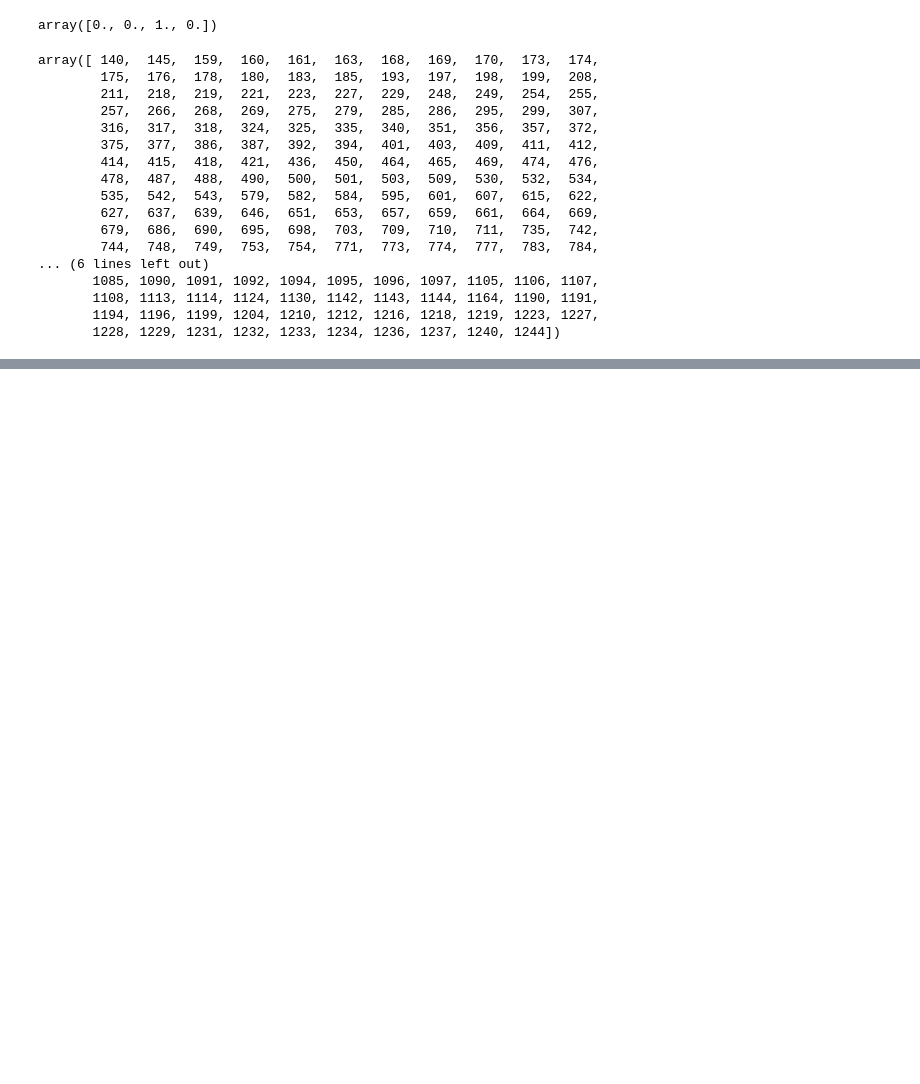
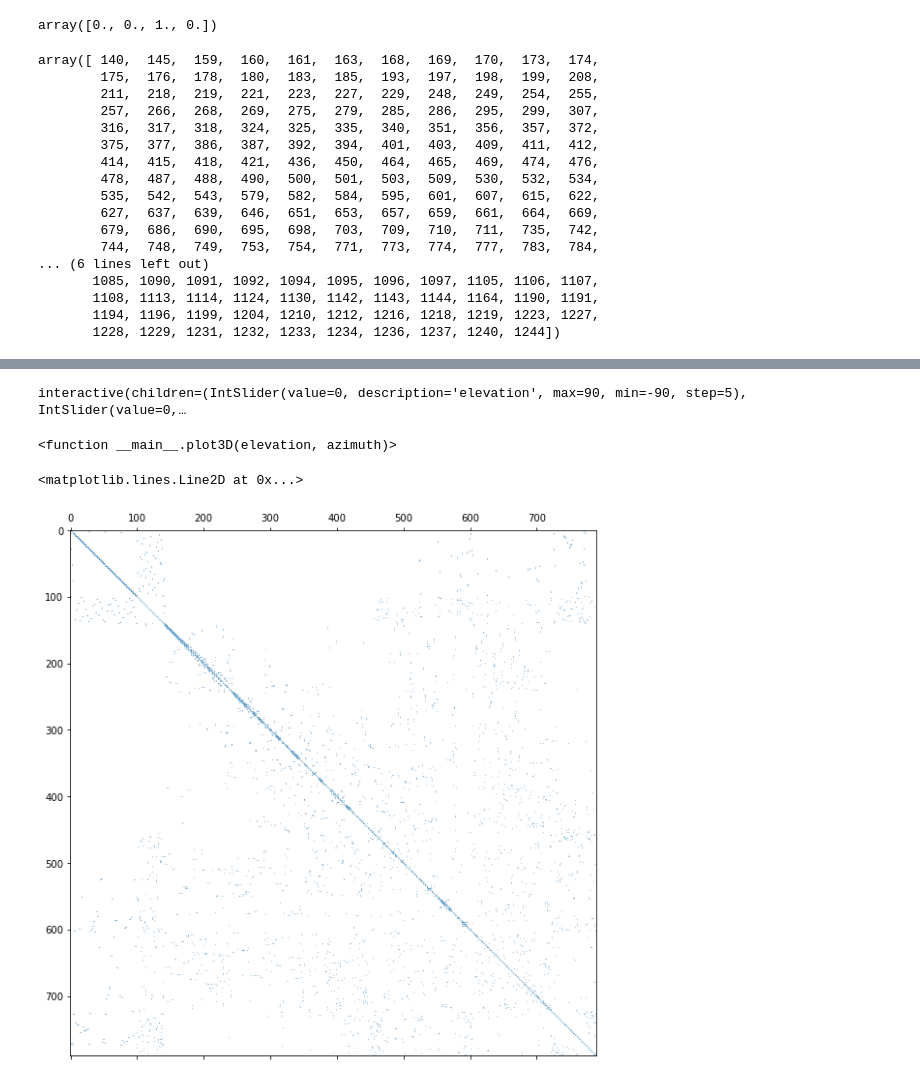
Before and after one commit to aurelio-spadotto/notebooks, a Jupyter notebook: Broken_Mesh.ipynb, the cells around one changed output, grey strips where cells are left out. Saved outputs shown, nothing was run; the diff lists cells and outputs as text; code cells hidden in the pictures; blank space fills up the shorter version.

```diff
--- a/Broken_Mesh.ipynb
+++ b/Broken_Mesh.ipynb
@@ -291,0 +647,23 @@ for ifa in range(new_Nfaces):
+# %%
+def plot3D (elevation,azimuth):
+    fig = plt.figure(figsize = (15,15))
+    ax  = fig.add_subplot(111, projection='3d')
+    ax.view_init(elev=elevation, azim=azimuth)
+    for ifa in range(Nfaces):
+        if (cut_faces[ifa]!=1):
+            node_per_face = np.count_nonzero(faces[ifa,:] != -1)
+            xx = np.zeros(node_per_face)
+            yy = np.zeros(node_per_face)
+            nodal_values = np.zeros(node_per_face)
+            for ino in range(node_per_face):
+                xx[ino], yy[ino] = coords[faces[ifa][ino],0:2]
+            u_F = u[faces[ifa,0:node_per_face]]
+            R = recpot(ifa)
+            reconstruction = np.dot(R,u_F)
+            surf = ax.plot_trisurf(xx,yy, reconstruction, cmap=cm.coolwarm)
+    plt.show()
+
+interact(plot3D, elevation=(-90, 90, 5), azimuth=(-180, 180, 5))
+# %% [output]
+interactive(children=(IntSlider(value=0, description='elevation', max=90, min=-90, step=5), IntSlider(value=0,…
+<function __main__.plot3D(elevation, azimuth)>
@@ -291,0 +695,41 @@ for ifa in range(new_Nfaces):
+# %%
+# attention: change values of sigma if you are doing a test with no jump
+sigma_in = 1
+sigma_ex = 1
+
+# Define number of dofs
+Ndof = Npoints_init + 2*(Npoints-Npoints_init)
+
+# Assemble matrix G (grad-grad)
+G = np.zeros((Ndof,Ndof))
+for ifa in range(Nfaces):
+    side = side_mask[ifa]
+    if (cut_faces[ifa] != 1):
+        node_per_face = np.count_nonzero(faces[ifa,:] != -1)
+        GRAD = GR(ifa)
+        mod_F = calc_surface(ifa)
+        sigma = (1-side)*sigma_in + side*sigma_ex
+        for i in range(node_per_face):
+            for j in range(node_per_face):
+                glob_i = glob_idx(ifa,i)
+                glob_j = glob_idx(ifa,j)
+                G[glob_i,glob_j] = G[glob_i,glob_j] +sigma*mod_F*np.dot(GRAD[:,i],GRAD[:,j])
+
+# Assemble matrix S (stabilization)
+S = np.zeros((Ndof,Ndof))
+for ifa in range(Nfaces):
+    if (cut_faces[ifa] != 1):
+        node_per_face = np.count_nonzero(faces[ifa,:] != -1)
+        R = recpot(ifa)
+        for i in range(node_per_face):
+            for j in range(node_per_face):
+                glob_i = glob_idx(ifa,i)
+                glob_j = glob_idx(ifa,j)
+                for k in range (node_per_face):
+                    S[glob_i,glob_j] = S[glob_i,glob_j] + (R[k,i]-kron(i,k))*(R[k,j]-kron(j,k))
+# %%
+ax,fig = plt.subplots(figsize=(10,10))
+plt.spy(S, markersize=0.1)
+# %% [output]
+<matplotlib.lines.Line2D at 0x...>
+[figure, added]
```
Also changed, not shown: parts of 30 cells of this notebook, 10 other files.
